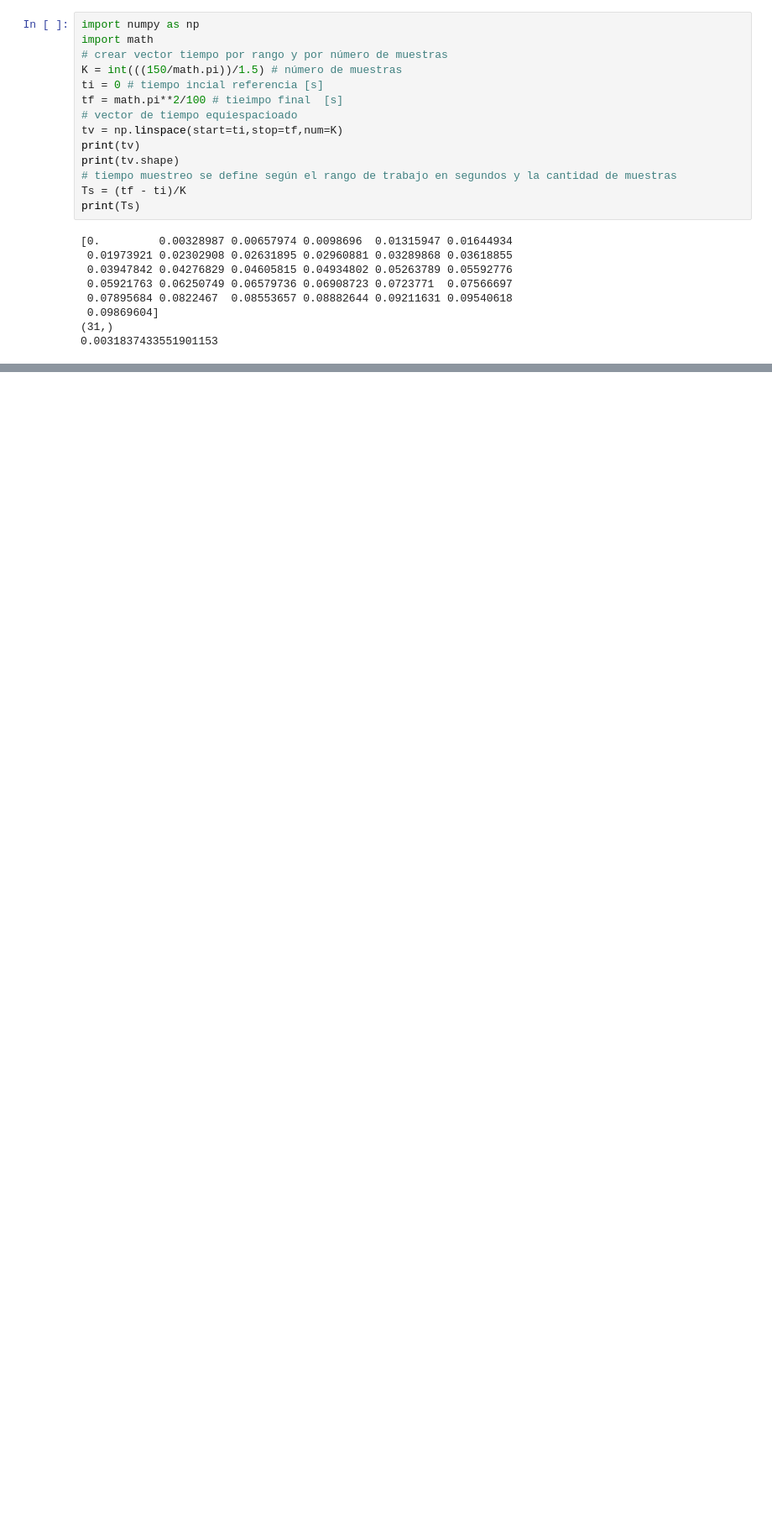
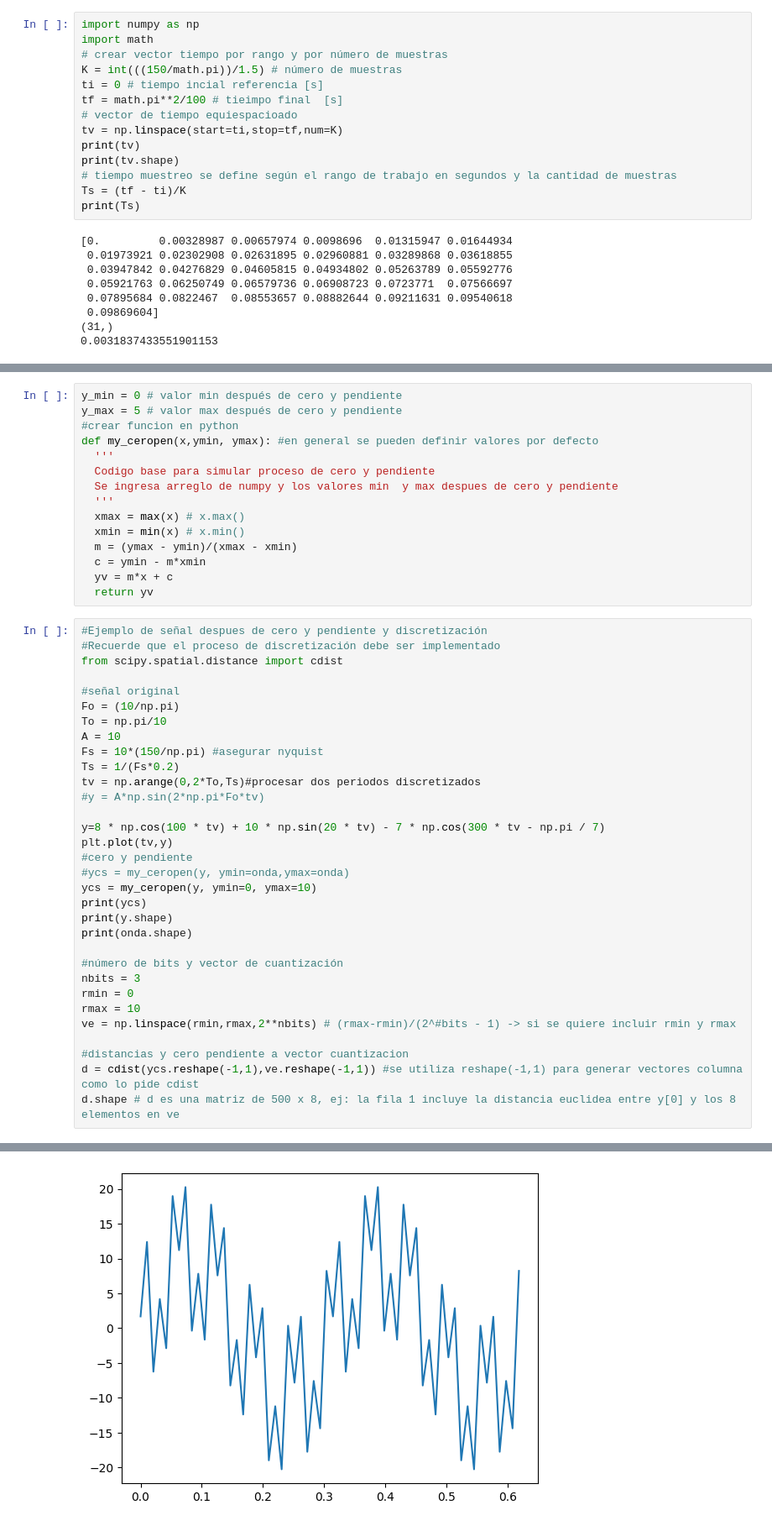
Before and after one commit to JuanJoMontilla/Se-ales-y-Sistemas, a Jupyter notebook: 1_IntroduccionSyS/1_IntroNumpy_SyS.ipynb, the cells around one changed output, grey strips where cells are left out. Shown: that part at 84% size. Drawn from its saved outputs; the diff is of its cells as text; blank space fills up the shorter version.

```diff
--- a/1_IntroduccionSyS/1_IntroNumpy_SyS.ipynb
+++ b/1_IntroduccionSyS/1_IntroNumpy_SyS.ipynb
@@ -466,0 +555,48 @@ plt.show() #mostrar gráfica
+# %%
+y_min = 0 # valor min después de cero y pendiente
+y_max = 5 # valor max después de cero y pendiente
+#crear funcion en python
+def my_ceropen(x,ymin, ymax): #en general se pueden definir valores por defecto
+  '''
+  Codigo base para simular proceso de cero y pendiente
+  Se ingresa arreglo de numpy y los valores min  y max despues de cero y pendiente
+  '''
+  xmax = max(x) # x.max()
+  xmin = min(x) # x.min()
+  m = (ymax - ymin)/(xmax - xmin)
+  c = ymin - m*xmin
+  yv = m*x + c
+  return yv
+# %%
+#Ejemplo de señal despues de cero y pendiente y discretización
+#Recuerde que el proceso de discretización debe ser implementado
+from scipy.spatial.distance import cdist
+
+#señal original
+Fo = (10/np.pi)
+To = np.pi/10
+A = 10
+Fs = 10*(150/np.pi) #asegurar nyquist
+Ts = 1/(Fs*0.2)
+tv = np.arange(0,2*To,Ts)#procesar dos periodos discretizados
+#y = A*np.sin(2*np.pi*Fo*tv)
+
+y=8 * np.cos(100 * tv) + 10 * np.sin(20 * tv) - 7 * np.cos(300 * tv - np.pi / 7)
+plt.plot(tv,y)
+#cero y pendiente
+#ycs = my_ceropen(y, ymin=onda,ymax=onda)
+ycs = my_ceropen(y, ymin=0, ymax=10)
+print(ycs)
+print(y.shape)
+print(onda.shape)
+
+#número de bits y vector de cuantización
+nbits = 3
+rmin = 0
+rmax = 10
+ve = np.linspace(rmin,rmax,2**nbits) # (rmax-rmin)/(2^#bits - 1) -> si se quiere incluir rmin y rmax
+
+#distancias y cero pendiente a vector cuantizacion
+d = cdist(ycs.reshape(-1,1),ve.reshape(-1,1)) #se utiliza reshape(-1,1) para generar vectores columna como lo pide cdist
+d.shape # d es una matriz de 500 x 8, ej: la fila 1 incluye la distancia euclidea entre y[0] y los 8 elementos en ve
+# %% [output]
@@ -466,0 +621 @@ plt.show() #mostrar gráfica
+[figure, added]
```
Also changed, not shown: parts of 13 cells of this notebook.
